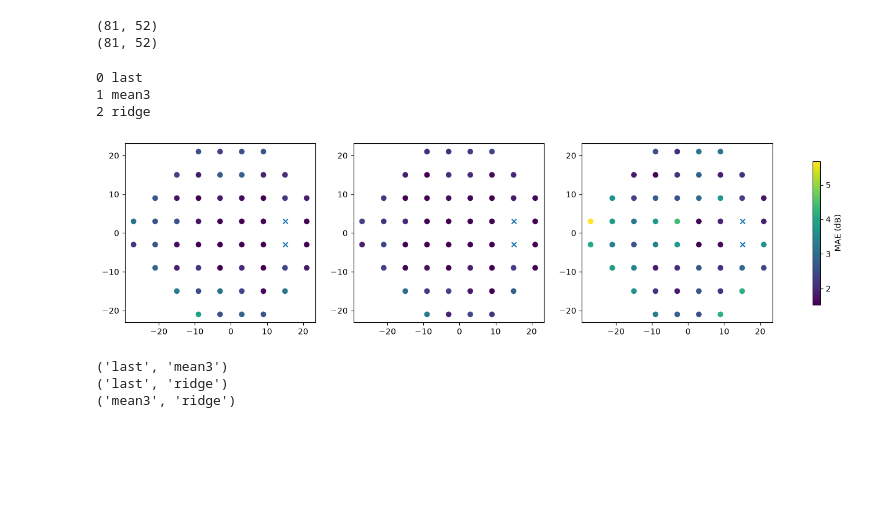
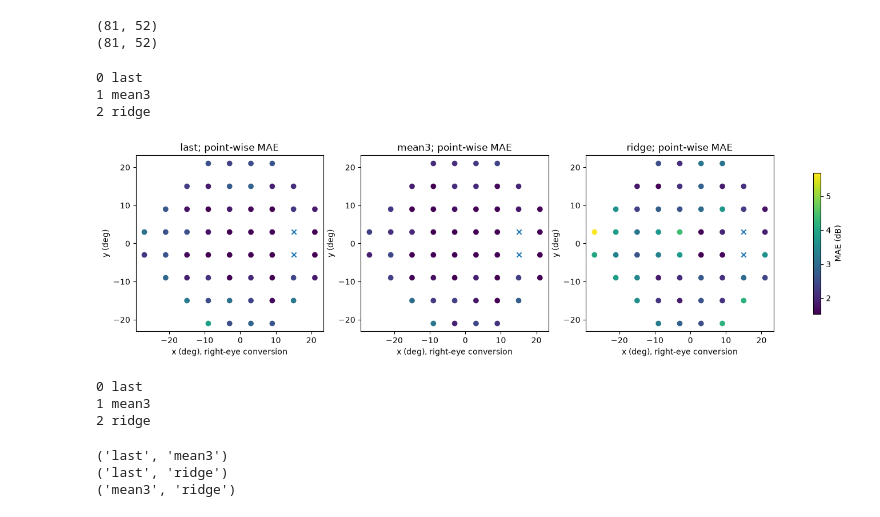
Before and after one commit to kuroganegames/biosignal_training, a Jupyter notebook: findex_halfday/try_hadlfday.ipynb, the cells around one changed output. Cells and saved outputs as stored; diff of their text form; code cells hidden in the pictures; blank space fills up the shorter version.

```diff
--- a/findex_halfday/try_hadlfday.ipynb
+++ b/findex_halfday/try_hadlfday.ipynb
@@ -908,32 +925,39 @@ data_min = max(l_min)
 # %%
 # data_pat = point_mae[l_coord_id_wo_bs]
 
 fig = plt.figure(figsize=(18,4))
 axes = fig.subplots(1,3)
 l_x_pos_LR = l_x_pos
 l_x_pos_bs_LR = l_x_pos_bs
 
 for i, (i_type, data_mae) in enumerate(d_wise_point_mae.items()):
     print(i, i_type)
 
     sc = axes[i].scatter(l_x_pos_LR, l_y_pos, c=data_mae, vmax=data_max, vmin=data_min)
     # axes[i].colorbar()
     axes[i].scatter(l_x_pos_bs_LR, l_y_pos_bs, marker="x")
+    axes[i].set(title=f"{i_type}; point-wise MAE", xlabel="x (deg), right-eye conversion", ylabel="y (deg)")
 
 # dir_save_fig = os.path.join(dir_save, f"{name_suffix}{name_base}.png")
 # plt.savefig(dir_save_fig)
 # plt.colorbar()
 fig.colorbar(sc, ax=axes, label='MAE (dB)', shrink=.8)
 plt.show()
 # plt.close()
+
+# 周辺視野ほど予測が外れやすい？
 # %% [output]
 0 last
 1 mean3
 2 ridge
-[figure, old version]
+[figure, new version]
 # %%
 for i, (i_type, data_mae) in enumerate(d_wise_point_mae.items()):
     print(i, i_type)
+# %% [output]
+0 last
+1 mean3
+2 ridge
 # %%
 import itertools
 
```
Also changed, not shown: parts of 3 cells of this notebook.
